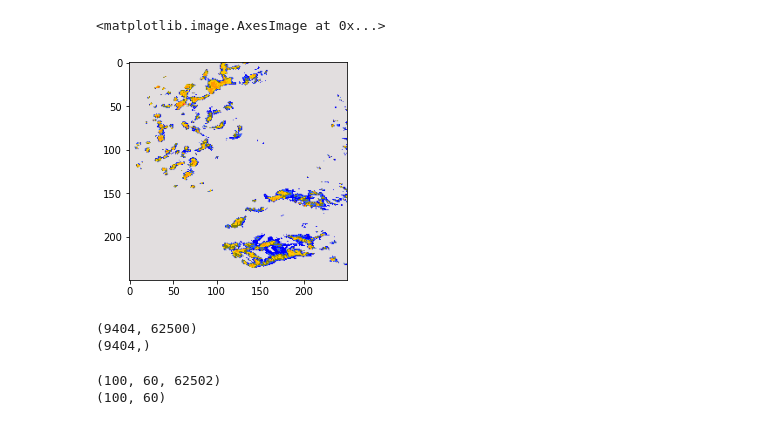
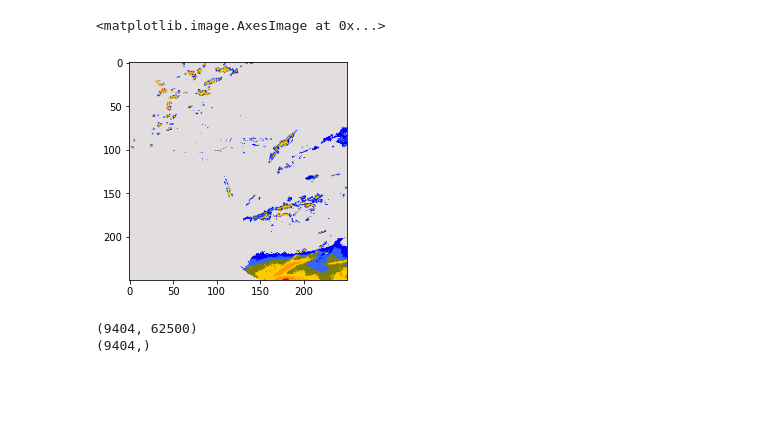
Before and after one commit to jamieaconn/isthedartrunning, a Jupyter notebook: analysis/new_radar.ipynb, the cells around one changed output. Drawn from its saved outputs; the diff is of its cells as text; code cells hidden in the pictures; blank space fills up the shorter version.

```diff
--- a/analysis/new_radar.ipynb
+++ b/analysis/new_radar.ipynb
@@ -34,8 +40,8 @@ plt.show()
 # %%
-plt.imshow(colours[images[3777,:,:]])
+plt.imshow(colours[train_images[25,:,:]])
 # %% [output]
 <matplotlib.image.AxesImage at 0x...>
-[figure, old version]
+[figure, new version]
 # %%
 raw_X = train_images.reshape(((9404, 250*250)))
 raw_Y = train_df.level.values
@@ -89,6 +82,0 @@ X, Y = create_random_samples(raw_X, raw_Y, parameters, rain_threshold=0)
-# %%
-print(X.shape)
-print(Y.shape)
-# %% [output]
-(100, 60, 62502)
-(100, 60)
```
Also changed, not shown: parts of 12 cells of this notebook.
